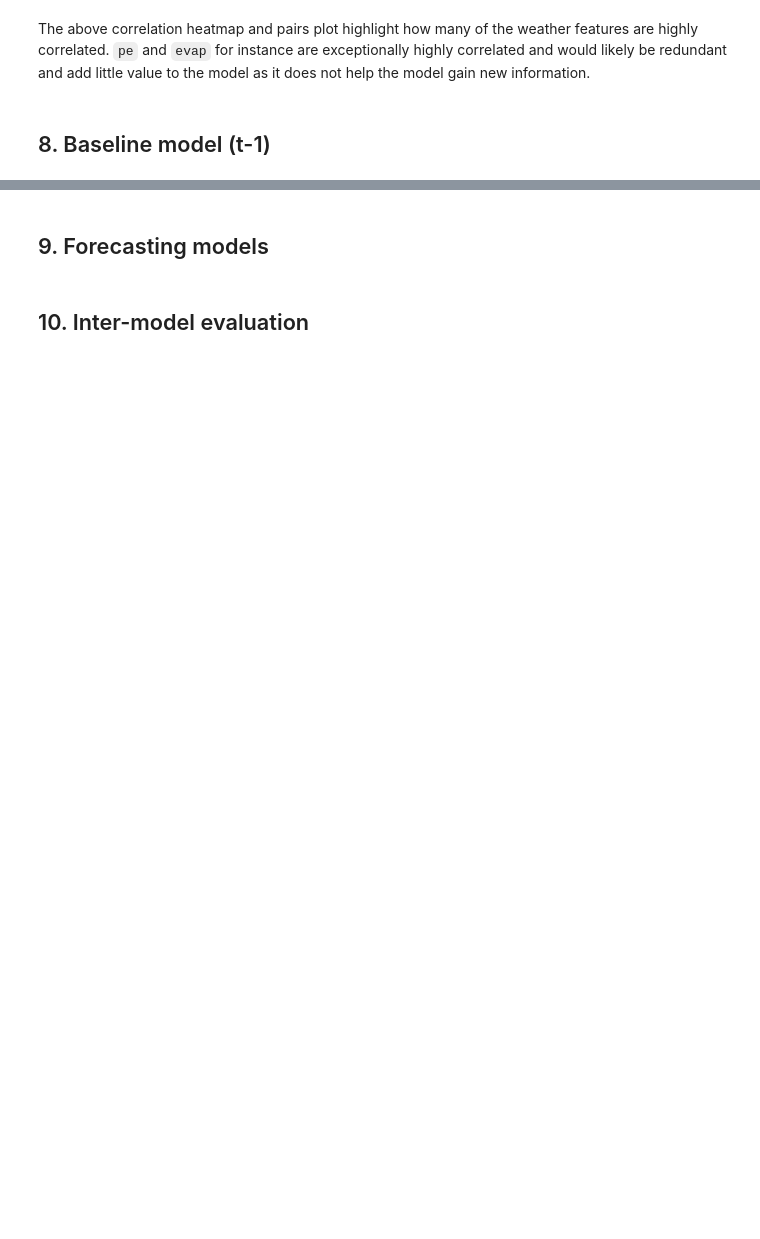
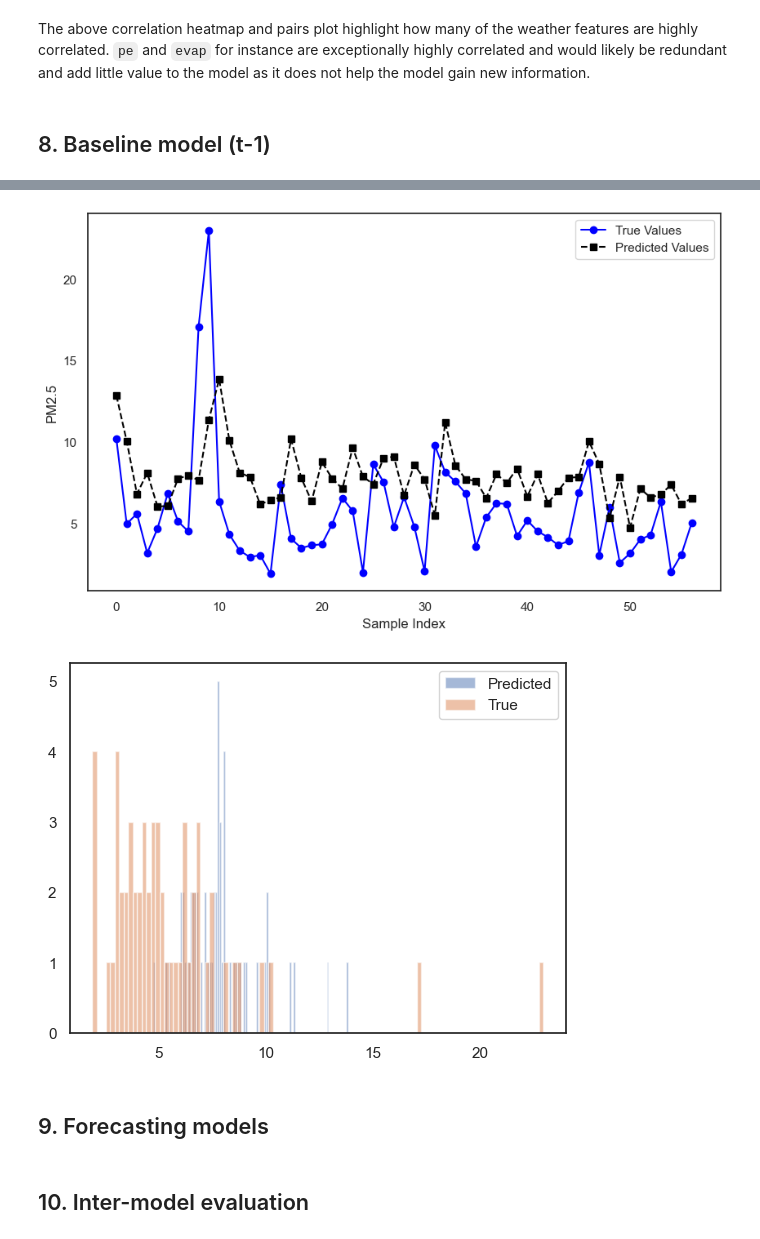
Before and after one commit to jako6f/dublin-air-quality-forecasting, a Jupyter notebook: notebooks/dublin_air_quality_forecasting.ipynb, the cells around one changed output, grey strips where cells are left out. Drawn from its saved outputs; the diff is of its cells as text; code cells hidden in the pictures; blank space fills up the shorter version.

```diff
--- a/notebooks/dublin_air_quality_forecasting.ipynb
+++ b/notebooks/dublin_air_quality_forecasting.ipynb
@@ -2203,3 +1993,30 @@ The above correlation heatmap and pairs plot highlight how many of the weather f
+# %%
+# Create a plot to compare the true values and the predicted values
+plt.figure(figsize=(10, 6))
+
+# Plot true values (actual values from y_test)
+plt.plot(y_test[:100], label='True Values', color='blue', linestyle='-', marker='o')
+
+# Plot predicted values (from the model)
+plt.plot(y_pred[:100], label='Predicted Values', color='black', linestyle='--', marker='s')
+
+# Add labels and title
+plt.xlabel('Sample Index')
+plt.ylabel('PM2.5')
+
+#plt.ylabel('Daily Rainfall (mm)')
+plt.legend()
+
+# Show the plot
+plt.show()
+
+plt.hist(y_pred,100, alpha = 0.5, label = 'Predicted')
+plt.hist(y_test, 100, alpha = 0.5, label = 'True')
+plt.legend()
+plt.show()
+# %% [output]
+[figure, added]
+[figure, added]
 # %% [markdown]
 ## 9. Forecasting models
 # %% [markdown]
```
Also changed, not shown: parts of 37 cells of this notebook, 1 other file.
